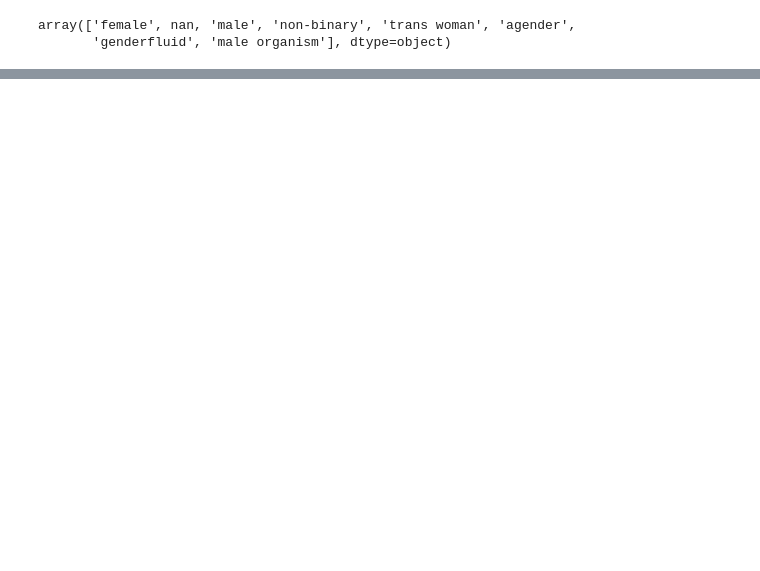
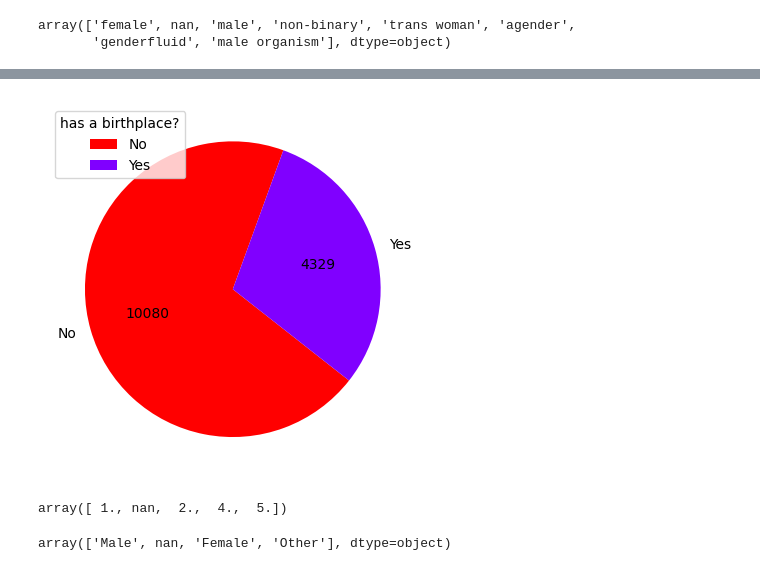
Before and after one commit to sizmar2018/master_thesis_women_in_jazz, a Jupyter notebook: code/cleaning/cleaning_data.ipynb, the cells around one changed output, grey strips where cells are left out. Drawn from its saved outputs; the diff is of its cells as text; code cells hidden in the pictures; blank space fills up the shorter version.

```diff
--- a/code/cleaning/cleaning_data.ipynb
+++ b/code/cleaning/cleaning_data.ipynb
@@ -901,0 +918,13 @@ The PostScript backend does not support transparency; partially transparent arti
+# %%
+df["has_birthplace"] = df["birth"].apply(lambda x :"No" if str(x)=="nan" else "Yes")
+# %%
+df["has_country"]
+y = df.loc[:,"has_birthplace"].value_counts(dropna=False)
+mylabels = ["No","Yes"]
+colors = cm.rainbow_r(np.linspace(0, 1, len(mylabels)))
+plt.pie(y, labels = mylabels,startangle = 70, autopct=lambda x: '{:.0f}'.format(x*y.sum()/100),colors=colors)
+plt.legend(title = "has a birthplace?")
+#plt.savefig("gender.eps", format="eps")
+plt.show()
+# %% [output]
+[figure, added]
@@ -901,0 +933,4 @@ The PostScript backend does not support transparency; partially transparent arti
+# %%
+df_album_musician['gender'].unique()
+# %% [output]
+array([ 1., nan,  2.,  4.,  5.])
@@ -901,0 +941,4 @@ The PostScript backend does not support transparency; partially transparent arti
+# %%
+df_album_musician['gender'].unique()
+# %% [output]
+array(['Male', nan, 'Female', 'Other'], dtype=object)
```
Also changed, not shown: parts of 41 cells of this notebook, 34 other files.
